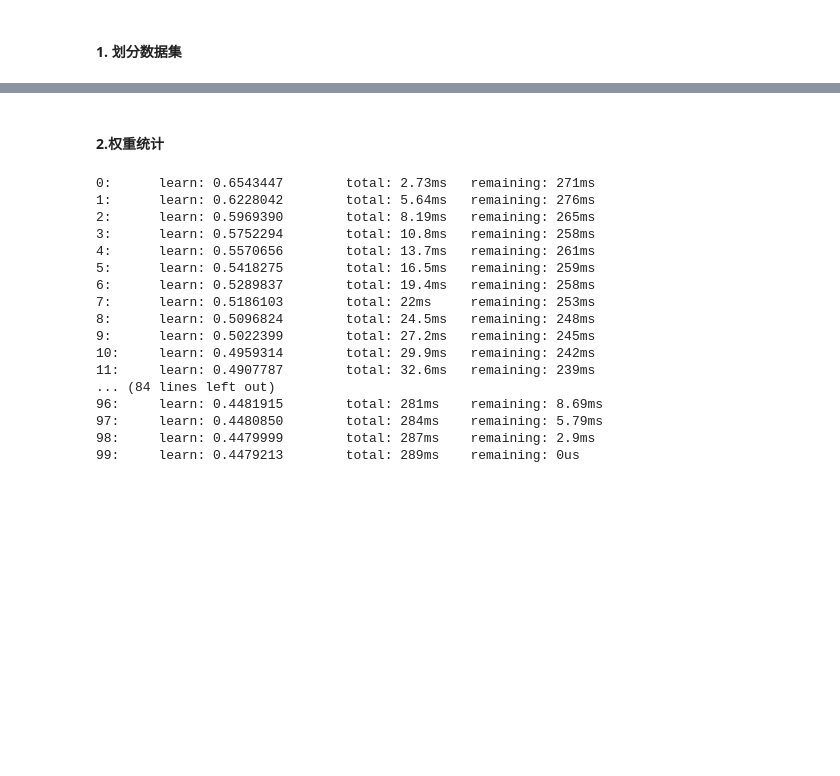
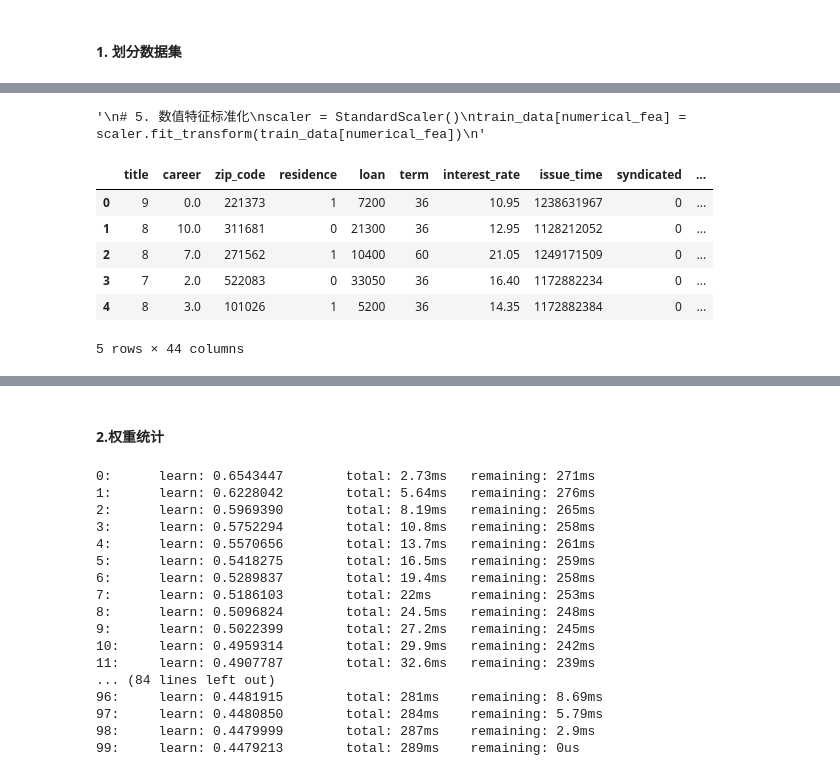
Before and after one commit to QuintessenceEther/LoanCom, a Jupyter notebook: catBoosting.ipynb, the cells around one changed output, grey strips where cells are left out. Drawn from its saved outputs; the diff is of its cells as text; code cells hidden in the pictures; blank space fills up the shorter version.

```diff
--- a/catBoosting.ipynb
+++ b/catBoosting.ipynb
@@ -24,10 +24,7 @@ Y=train_data['isDefault']
 # 划分训练及测试集
 X_train,X_test,y_train,y_test=train_test_split(X,Y,test_size=0.2,random_state=0)
 '''
-train_data = train_data.drop(columns=['level','id'])
-test_data = test_data.drop(columns=['level','id'])
-train_data = train_data.fillna(train_data.median())
-test_data = test_data.fillna(test_data.median())
+
 train_data.info()
 # %% [output]
 <class 'pandas.core.frame.DataFrame'>
@@ -50,3 +47,60 @@ memory usage: 6.9 MB
+# %%
+###   特征工程
+'''
+#数值/类别特征分类
+numerical_fea = list(train_data.select_dtypes(exclude=['object']).columns)                # 数值特征
+print(numerical_fea)
+category_fea = list(filter(lambda x: x not in numerical_fea, list(train_data.columns)))  # 类别特征
+print(category_fea)
+# 将 label 去除
+label = 'label'
+numerical_fea.remove(label)
+#去掉id
+train_data.drop('id',axis=1, inplace = True)
+#中位数填充数值型特征
+train_data[numerical_fea] = train_data[numerical_fea].fillna(train_data[numerical_fea].median())
+test_data[numerical_fea] = test_data[numerical_fea].fillna(test_data[numerical_fea].median())
+'''
+import pandas as pd
+from sklearn.impute import SimpleImputer
+from sklearn.preprocessing import StandardScaler
+
+# 1. 删除id列（正确用法）
+train_data.drop('id', axis=1, inplace=True)  # 不赋值，直接修改原对象
+
+# 2. 分离特征类型
+numerical_fea = train_data.select_dtypes(exclude=['object']).columns.tolist()
+category_fea = train_data.select_dtypes(include=['object']).columns.tolist()
+numerical_fea.remove('label')  # 移除标签列
+
+# 3. 缺失值处理
+# 数值特征：中位数填充
+train_data[numerical_fea] = train_data[numerical_fea].fillna(train_data[numerical_fea].median())
+test_data[numerical_fea] = test_data[numerical_fea].fillna(test_data[numerical_fea].median())
+# 类别特征：众数填充
+imputer = SimpleImputer(strategy='most_frequent')
+train_data[category_fea] = imputer.fit_transform(train_data[category_fea])
+test_data[category_fea] = imputer.fit_transform(test_data[category_fea])
+# 4. 类别特征编码
+train_data = pd.get_dummies(train_data, columns=category_fea)
+test_data = pd.get_dummies(test_data, columns=category_fea)
+'''
+# 5. 数值特征标准化
+scaler = StandardScaler()
+train_data[numerical_fea] = scaler.fit_transform(train_data[numerical_fea])
+'''
+# %% [output]
+'\n# 5. 数值特征标准化\nscaler = StandardScaler()\ntrain_data[numerical_fea] = scaler.fit_transform(train_data[numerical_fea])\n'
+# %%
+train_data.head()
+# %% [output]
+|  | title | career | zip_code | residence | loan | term | interest_rate | issue_time | syndicated | ... |
+| 0 | 9 | 0.0 | 221373 | 1 | 7200 | 36 | 10.95 | 1238631967 | 0 | ... |
+| 1 | 8 | 10.0 | 311681 | 0 | 21300 | 36 | 12.95 | 1128212052 | 0 | ... |
+| 2 | 8 | 7.0 | 271562 | 1 | 10400 | 60 | 21.05 | 1249171509 | 0 | ... |
+| 3 | 7 | 2.0 | 522083 | 0 | 33050 | 36 | 16.40 | 1172882234 | 0 | ... |
+| 4 | 8 | 3.0 | 101026 | 1 | 5200 | 36 | 14.35 | 1172882384 | 0 | ... |
+5 rows × 44 columns
 # %%
 from sklearn.model_selection import train_test_split
 
```
Also changed, not shown: parts of 3 cells of this notebook, 3 other files.
